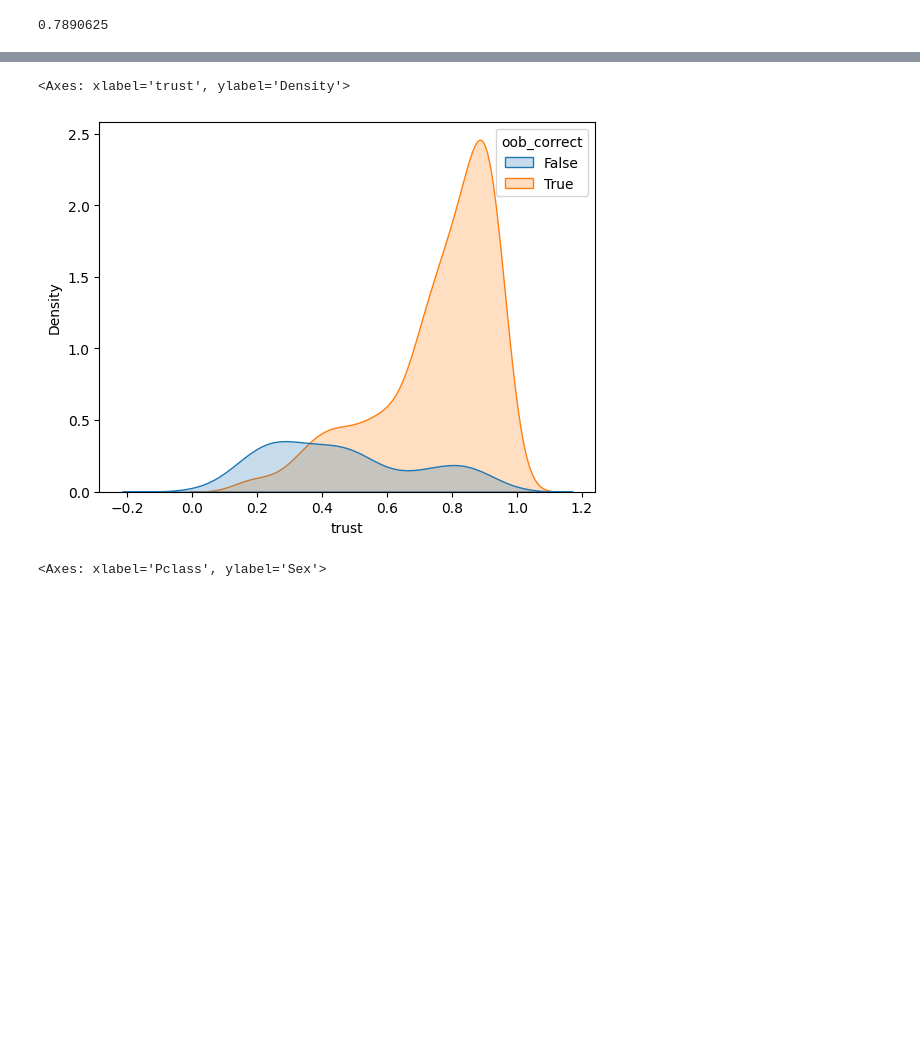
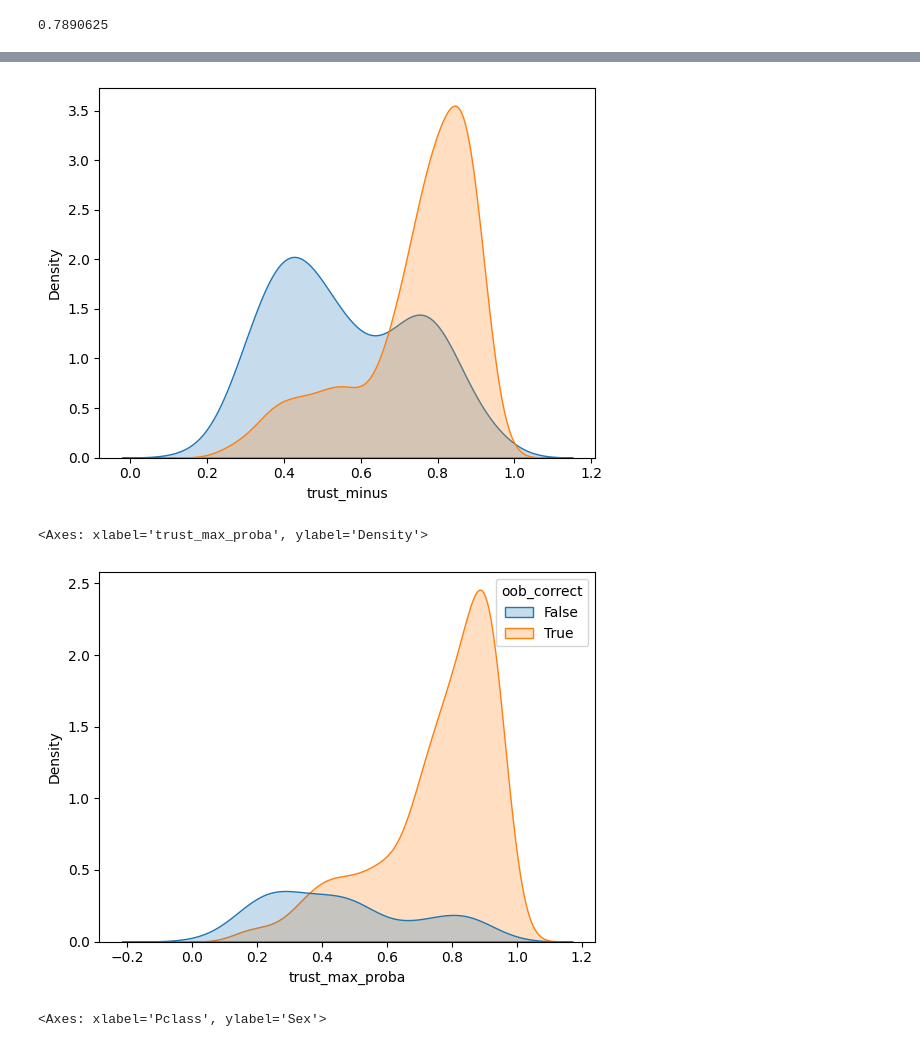
Before and after one commit to jakerhodes/RF-GAP-Python, a Jupyter notebook: test_trust.ipynb, the cells around one changed output, grey strips where cells are left out. Cells and saved outputs as stored; diff of their text form; code cells hidden in the pictures; blank space fills up the shorter version.

```diff
--- a/test_trust.ipynb
+++ b/test_trust.ipynb
@@ -135,8 +164,13 @@ for group in x.groupby('oob_correct'):
+# %%
+for group in x.groupby('oob_correct'):
+    sns.kdeplot(group[1]['trust_minus'], fill = True)
+# %% [output]
+[figure, added]
 # %%
-sns.kdeplot(data = x, hue = 'oob_correct', x = 'trust', fill = True)
+sns.kdeplot(data = x, hue = 'oob_correct', x = 'trust_max_proba', fill = True)
 # %% [output]
-<Axes: xlabel='trust', ylabel='Density'>
+<Axes: xlabel='trust_max_proba', ylabel='Density'>
-[figure, old version]
+[figure, new version]
 # %%
 sns.scatterplot(x = x.iloc[inds_test, 0], y = x.iloc[inds_test, 1], hue = y[inds_test], size = rescale(rf3.trust_minus_test), palette = 'Dark2')
 # %% [output]
```
Also changed, not shown: parts of 14 cells of this notebook, 1 other file.
